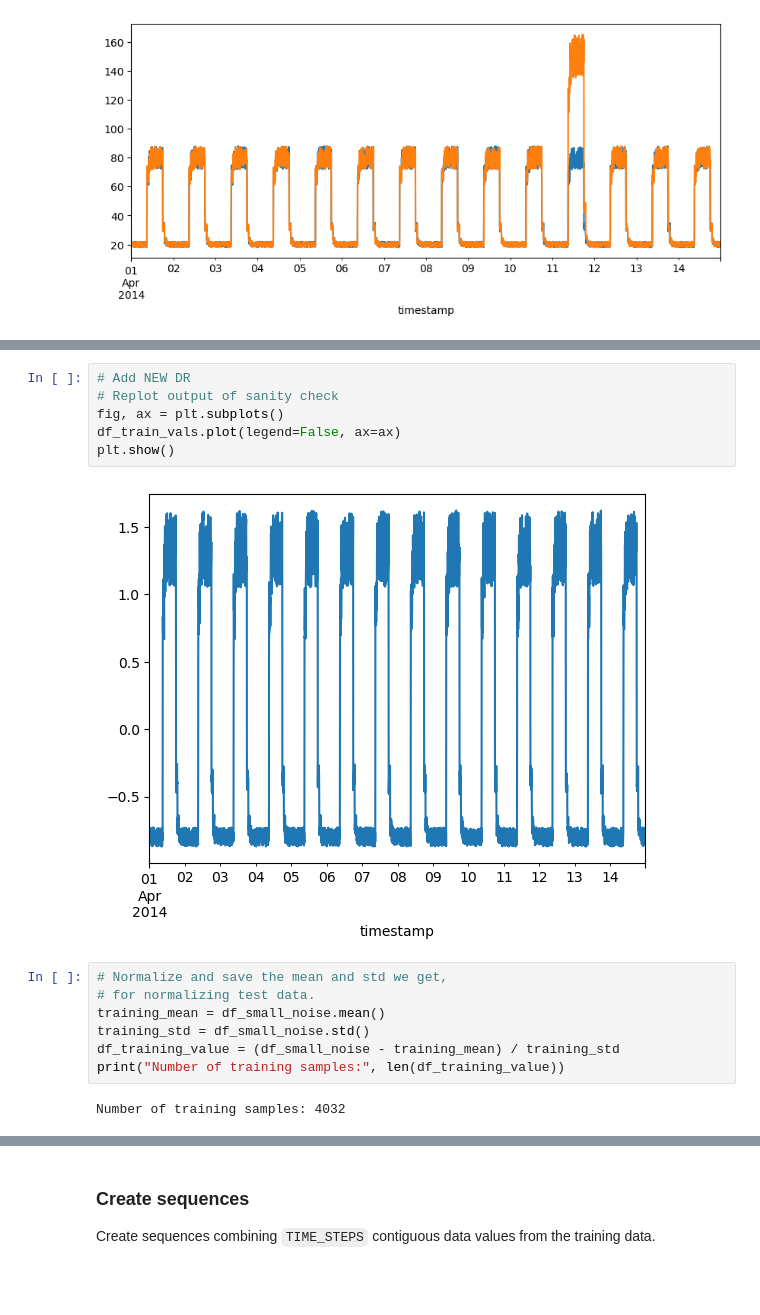
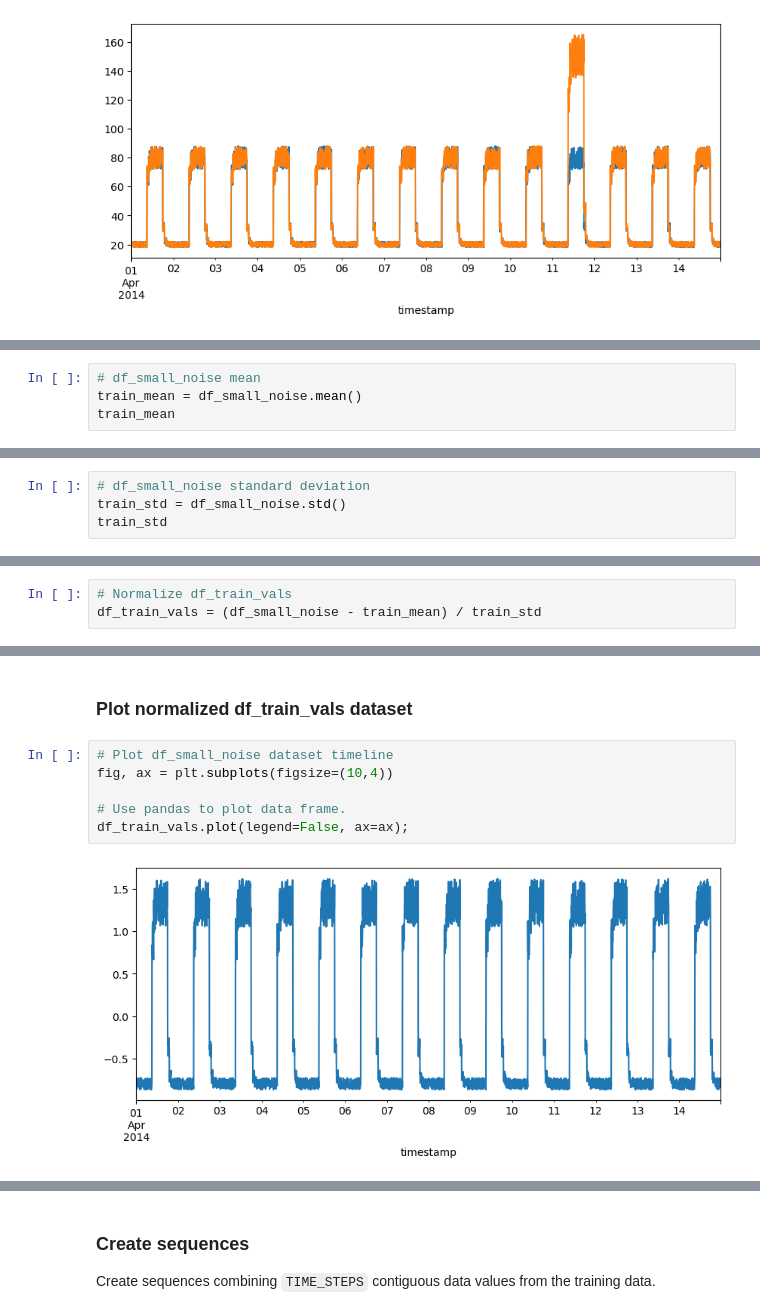
Before and after one commit to DPR-droid/2022_09_Machine_Learning_and_Statistics, a Jupyter notebook: Anomaly_detection_V04.ipynb, the cells around one changed output, grey strips where cells are left out. Drawn from its saved outputs; the diff is of its cells as text; blank space fills up the shorter version.

Commit message:
Anomaly_detection_V04 Normalization of train data

```diff
--- a/Anomaly_detection_V04.ipynb
+++ b/Anomaly_detection_V04.ipynb
@@ -281,0 +279,4 @@ df_train_vals.shape
+# %%
+# df_small_noise mean
+train_mean = df_small_noise.mean()
+train_mean
@@ -281,0 +286,4 @@ df_train_vals.shape
+# %%
+# df_small_noise standard deviation
+train_std = df_small_noise.std()
+train_std
@@ -281,0 +293,3 @@ df_train_vals.shape
+# %%
+# Normalize df_train_vals
+df_train_vals = (df_small_noise - train_mean) / train_std
@@ -282,17 +345,10 @@ df_train_vals.shape
+# %% [markdown]
+### Plot normalized df_train_vals dataset
 # %%
-# Add NEW DR
-# Replot output of sanity check
-fig, ax = plt.subplots()
-df_train_vals.plot(legend=False, ax=ax)
-plt.show()
+# Plot df_small_noise dataset timeline
+fig, ax = plt.subplots(figsize=(10,4))
+
+# Use pandas to plot data frame.
+df_train_vals.plot(legend=False, ax=ax);
 # %% [output]
-[figure, old version]
+[figure, new version]
-# %%
-# Normalize and save the mean and std we get,
-# for normalizing test data.
-training_mean = df_small_noise.mean()
-training_std = df_small_noise.std()
-df_training_value = (df_small_noise - training_mean) / training_std
-print("Number of training samples:", len(df_training_value))
-# %% [output]
-Number of training samples: 4032
```
Also changed, not shown: parts of 25 cells of this notebook, 4 other files.
